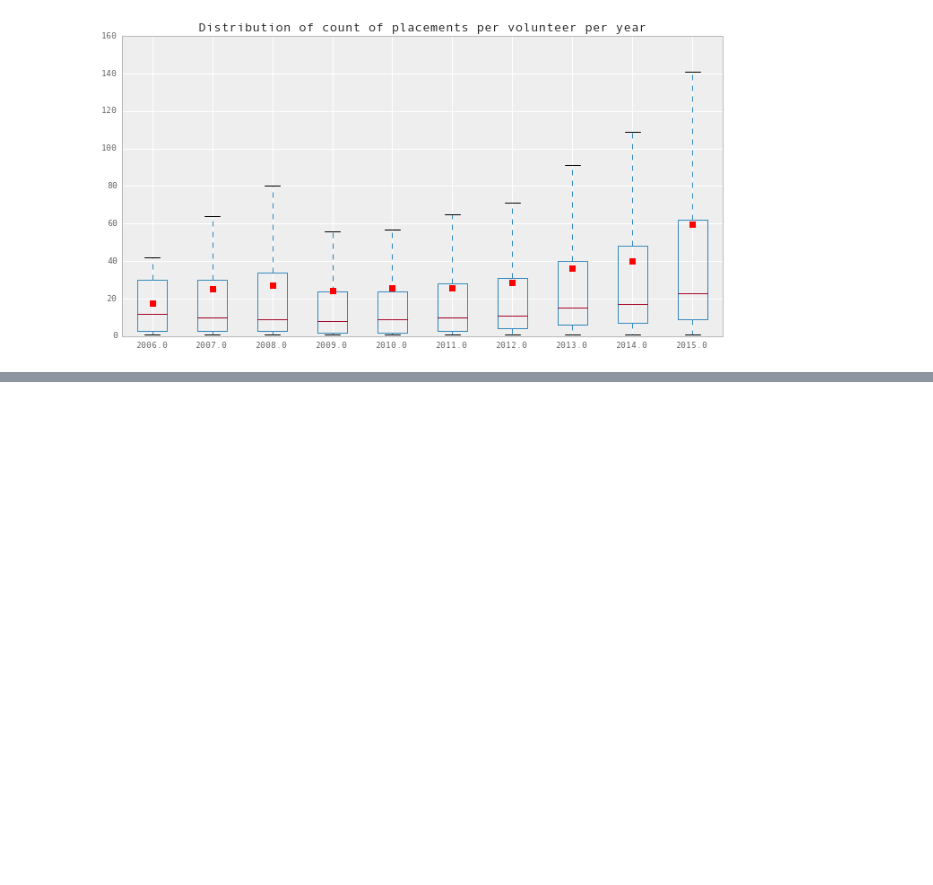
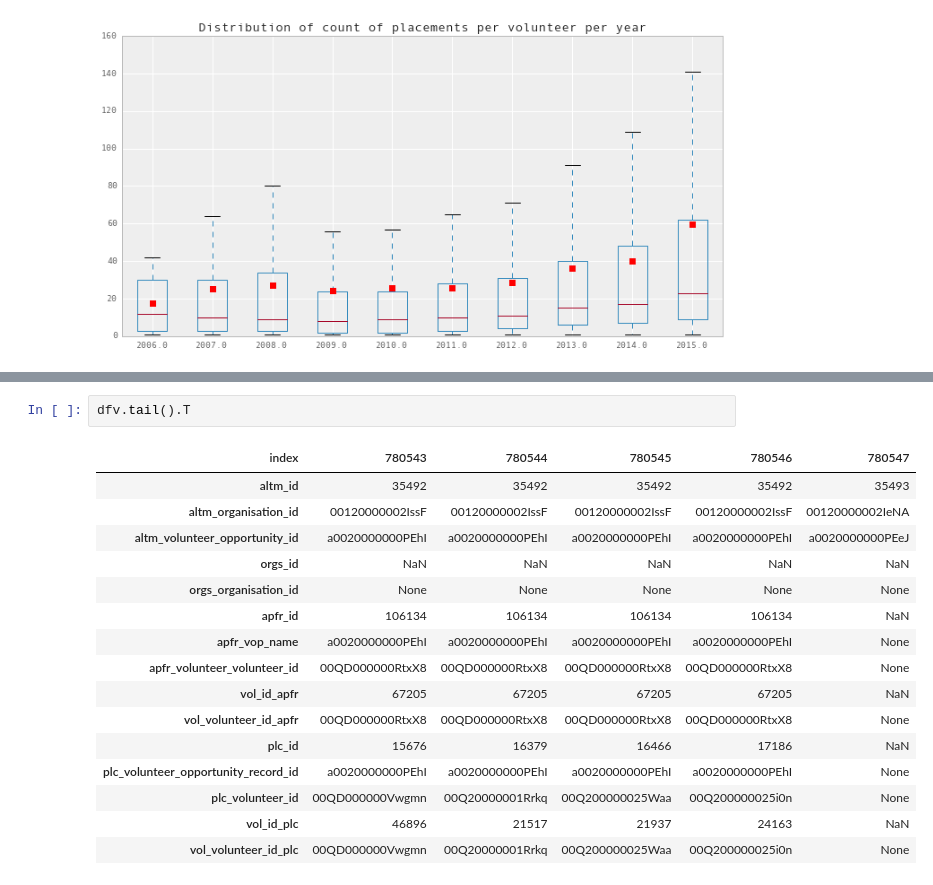
Before and after one commit to DataKind-DUB/volunteerireland_dd201505, a Jupyter notebook: 01_InitialAnalysis.ipynb, the cells around one changed output, grey strips where cells are left out. Saved outputs shown, nothing was run; the diff lists cells and outputs as text; blank space fills up the shorter version.

```diff
--- a/01_InitialAnalysis.ipynb
+++ b/01_InitialAnalysis.ipynb
@@ -182,0 +207,19 @@ ax.set_title('Distribution of count of placements per volunteer per year')
+# %%
+dfv.tail().T
+# %% [output]
+| index | 780543 | 780544 | 780545 | 780546 | 780547 |
+| altm_id | 35492 | 35492 | 35492 | 35492 | 35493 |
+| altm_organisation_id | 00120000002IssF | 00120000002IssF | 00120000002IssF | 00120000002IssF | 00120000002IeNA |
+| altm_volunteer_opportunity_id | a0020000000PEhI | a0020000000PEhI | a0020000000PEhI | a0020000000PEhI | a0020000000PEeJ |
+| orgs_id | NaN | NaN | NaN | NaN | NaN |
+| orgs_organisation_id | None | None | None | None | None |
+| apfr_id | 106134 | 106134 | 106134 | 106134 | NaN |
+| apfr_vop_name | a0020000000PEhI | a0020000000PEhI | a0020000000PEhI | a0020000000PEhI | None |
+| apfr_volunteer_volunteer_id | 00QD000000RtxX8 | 00QD000000RtxX8 | 00QD000000RtxX8 | 00QD000000RtxX8 | None |
+| vol_id_apfr | 67205 | 67205 | 67205 | 67205 | NaN |
+| vol_volunteer_id_apfr | 00QD000000RtxX8 | 00QD000000RtxX8 | 00QD000000RtxX8 | 00QD000000RtxX8 | None |
+| plc_id | 15676 | 16379 | 16466 | 17186 | NaN |
+| plc_volunteer_opportunity_record_id | a0020000000PEhI | a0020000000PEhI | a0020000000PEhI | a0020000000PEhI | None |
+| plc_volunteer_id | 00QD000000Vwgmn | 00Q20000001Rrkq | 00Q200000025Waa | 00Q200000025i0n | None |
+| vol_id_plc | 46896 | 21517 | 21937 | 24163 | NaN |
+| vol_volunteer_id_plc | 00QD000000Vwgmn | 00Q20000001Rrkq | 00Q200000025Waa | 00Q200000025i0n | None |
```
Also changed, not shown: parts of 2 cells of this notebook, 5 other files.
